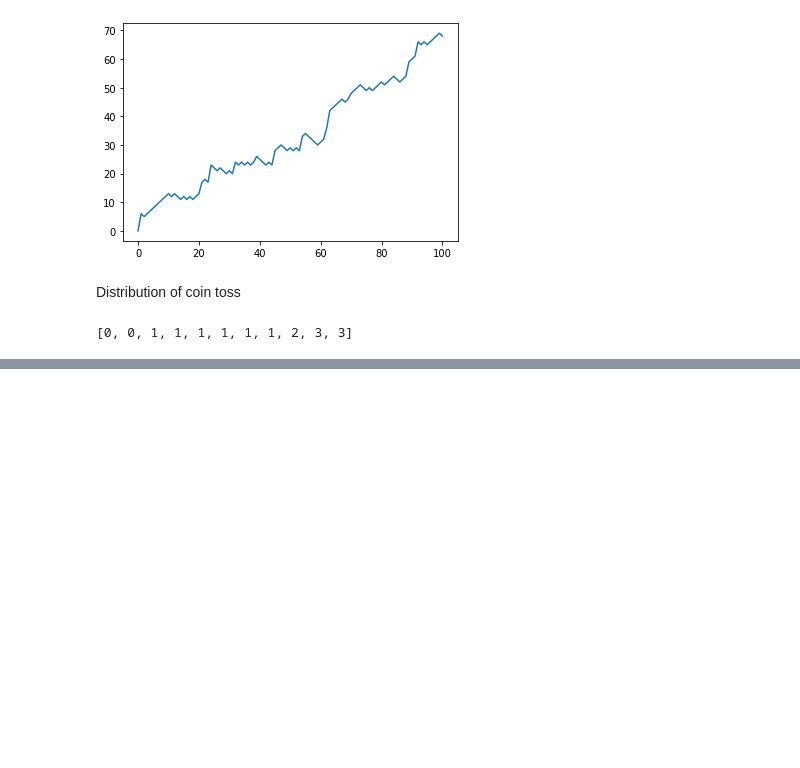
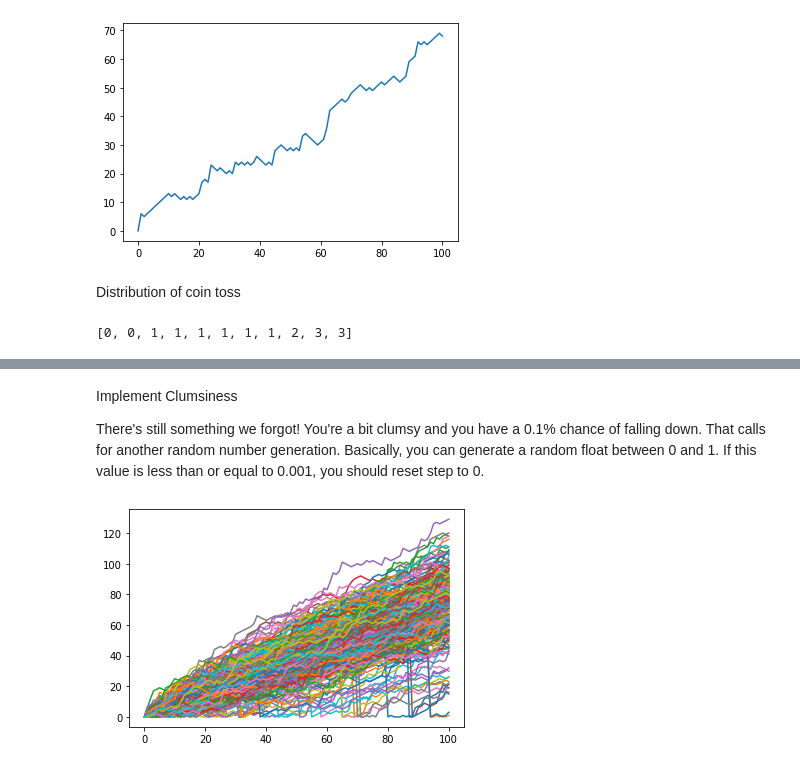
Before and after one commit to Ran-Tokman/DataCamp, a Jupyter notebook: Case Study- Hacker Statistics.ipynb, the cells around one changed output, grey strips where cells are left out. Drawn from its saved outputs; the diff is of its cells as text; code cells hidden in the pictures; blank space fills up the shorter version.

```diff
--- a/Case Study- Hacker Statistics.ipynb
+++ b/Case Study- Hacker Statistics.ipynb
@@ -209,0 +283,34 @@ plt.show()
+# %% [markdown]
+Implement Clumsiness
+
+There's still something we forgot! You're a bit clumsy and you have a 0.1% chance of falling down. That calls for another random number generation. Basically, you can generate a random float between 0 and 1. If this value is less than or equal to 0.001, you should reset step to 0.
+# %%
+# numpy and matplotlib imported, seed set
+
+# Simulate random walk 250 times
+all_walks = []
+for i in range(250) :
+    random_walk = [0]
+    for x in range(100) :
+        step = random_walk[-1]
+        dice = np.random.randint(1,7)
+        if dice <= 2:
+            step = max(0, step - 1)
+        elif dice <= 5:
+            step = step + 1
+        else:
+            step = step + np.random.randint(1,7)
+
+        # Implement clumsiness
+        if np.random.rand()<=0.001 :
+            step = 0
+
+        random_walk.append(step)
+    all_walks.append(random_walk)
+
+# Create and plot np_aw_t
+np_aw_t = np.transpose(np.array(all_walks))
+plt.plot(np_aw_t)
+plt.show()
+# %% [output]
+[figure, added]
```
Also changed, not shown: parts of 10 cells of this notebook.
